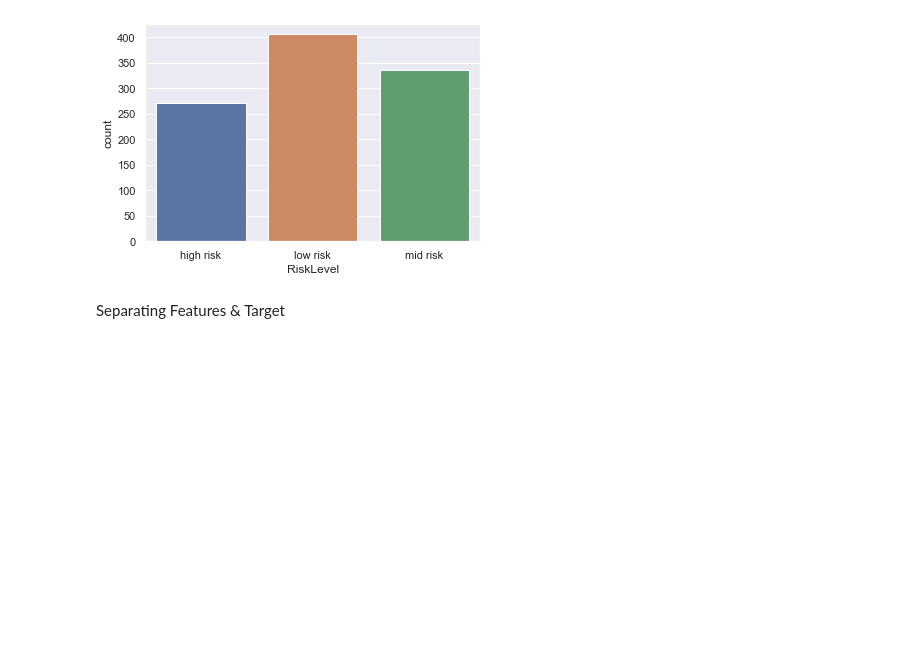
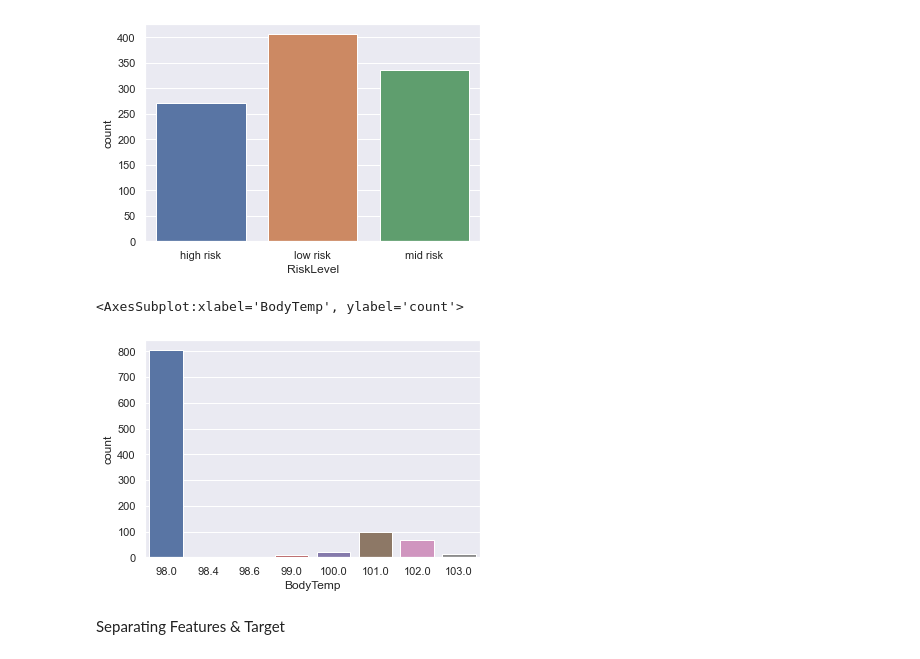
Before and after one commit to striver03/maternal-health-risk-predictor, a Jupyter notebook: ML Model/code.ipynb, the cells around one changed output. Saved outputs shown, nothing was run; the diff lists cells and outputs as text; code cells hidden in the pictures; blank space fills up the shorter version.

```diff
--- a/ML Model/code.ipynb
+++ b/ML Model/code.ipynb
@@ -85,6 +85,11 @@ sns.countplot(x='RiskLevel',data=maternal_data)
 # %% [output]
 <AxesSubplot:xlabel='RiskLevel', ylabel='count'>
 [figure]
+# %%
+sns.countplot(x='BodyTemp',data=maternal_data)
+# %% [output]
+<AxesSubplot:xlabel='BodyTemp', ylabel='count'>
+[figure, added]
 # %% [markdown]
 Separating Features & Target
 # %%
```
Also changed, not shown: parts of 14 cells of this notebook, 8 other files.
